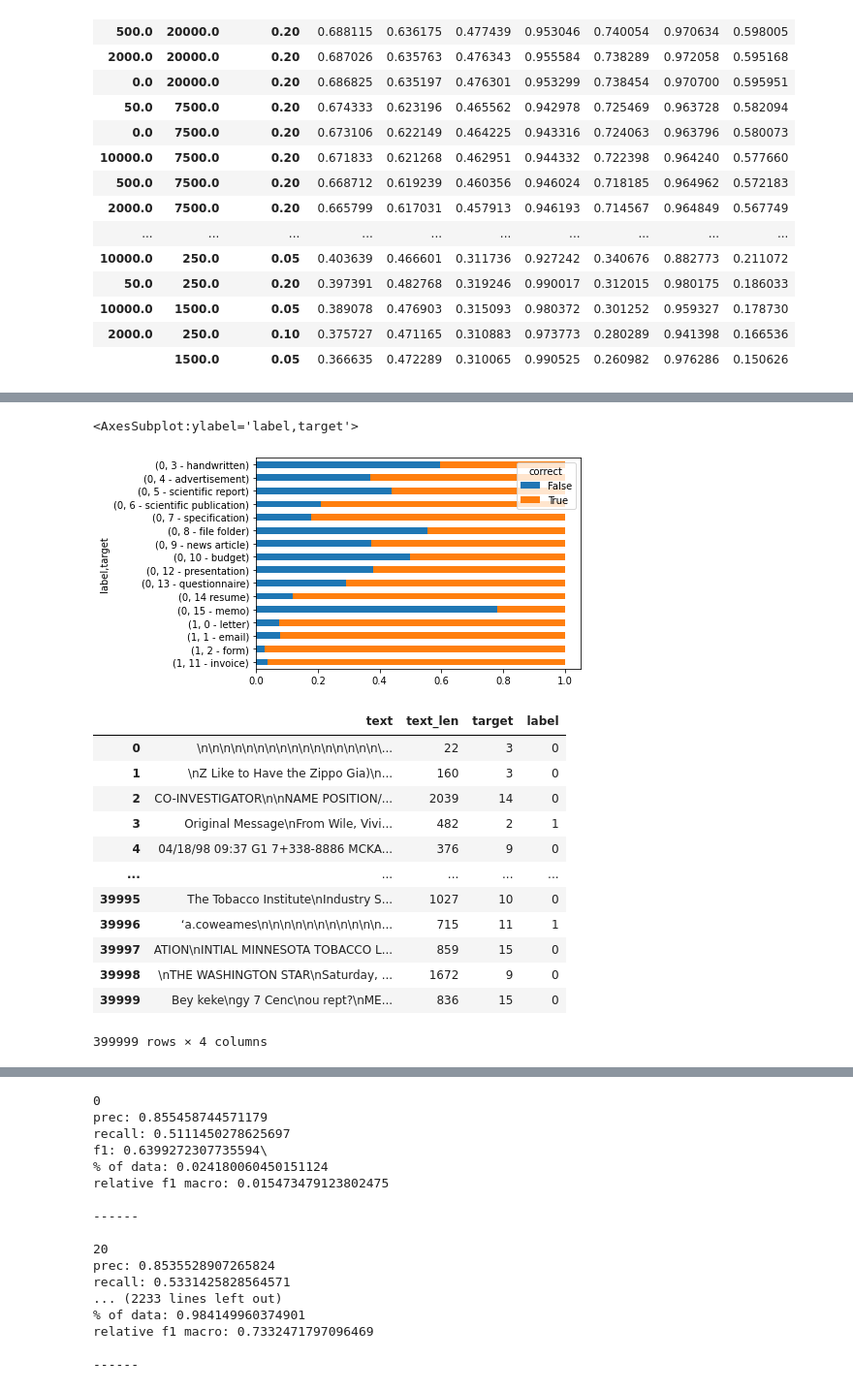
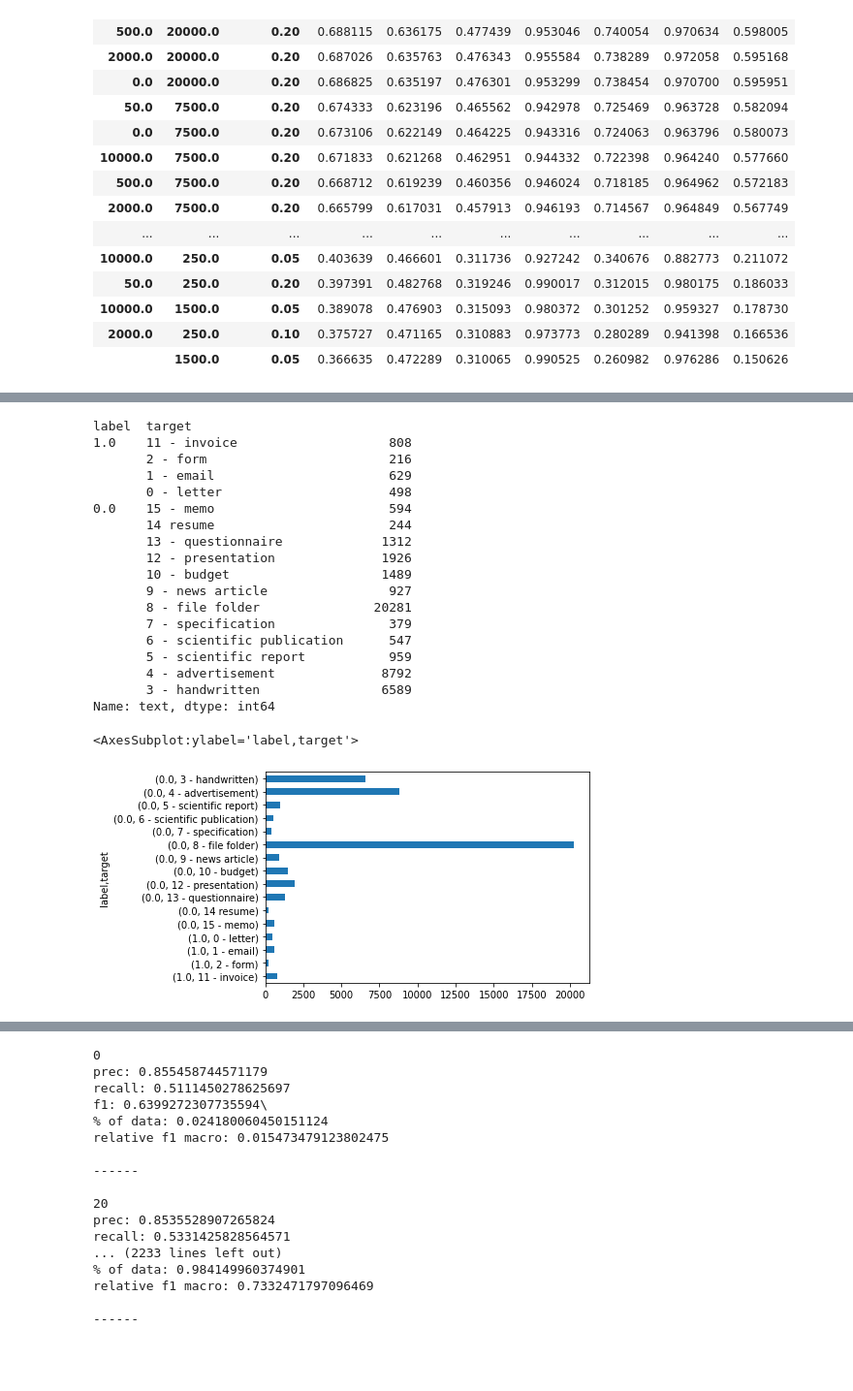
Before and after one commit to pschonev/deepanomaly4docs, a Jupyter notebook: notebooks/results_supervised.ipynb, the cells around one changed output, grey strips where cells are left out. Shown: that part at 97% size. Cells and saved outputs as stored; diff of their text form; code cells hidden in the pictures; blank space fills up the shorter version.

```diff
--- a/notebooks/results_supervised.ipynb
+++ b/notebooks/results_supervised.ipynb
@@ -262,54 +246,42 @@ Name: correct, dtype: float64
-# %%
-from natsort import natsorted, order_by_index, index_natsorted
-remap = {0: "0 - letter", 1: "1 - email", 2: "2 - form", 3: "3 - handwritten", 4: "4 - advertisement",
-         5: "5 - scientific report", 6: "6 - scientific publication", 7: "7 - specification",
-         8: "8 - file folder", 9: "9 - news article", 10: "10 - budget", 11: "11 - invoice",
-         12: "12 - presentation",13: "13 - questionnaire", 14:"14 resume", 15: "15 - memo"}
-
-df = df.replace({"target":remap})
-df_cross = pd.crosstab([df.label, df.target], df.correct, normalize= 'index' )
-df_cross = df_cross.reindex(index=order_by_index(df_cross.index, index_natsorted(df_cross.index)))
-df_cross = df_cross.iloc[::-1]
-df_cross.plot.barh(stacked=True)
-# %% [output]
-<AxesSubplot:ylabel='label,target'>
-[figure, removed]
-# %%
-from natsort import natsorted, order_by_index, index_natsorted
-remap = {0: "0 - letter", 1: "1 - email", 2: "2 - form", 3: "3 - handwritten", 4: "4 - advertisement",
-         5: "5 - scientific report", 6: "6 - scientific publication", 7: "7 - specification",
-         8: "8 - file folder", 9: "9 - news article", 10: "10 - budget", 11: "11 - invoice",
-         12: "12 - presentation",13: "13 - questionnaire", 14:"14 resume", 15: "15 - memo"}
-
-df = df.replace({"target":remap})
-df_cross = pd.crosstab([df.label, df.target], df.correct, normalize= 'index' )
-df_cross = df_cross.reindex(index=order_by_index(df_cross.index, index_natsorted(df_cross.index)))
-df_cross = df_cross.iloc[::-1]
-df_cross.plot.barh(stacked=True)
 # %%
 import pandas as pd
 
 inliers=[0, 1, 2, 11],
 outliers= [3, 4, 5, 6, 7, 8, 9, 10, 12, 13, 14, 15]
+min_len = 50
 
 data_path = "/home/philipp/projects/dad4td/data/raw/QS-OCR-Large/rvl_cdip.pkl"
 df = pd.read_pickle(data_path)
 df["text_len"] = df.text.map(lambda x:len(x))
 df = df[["text","text_len", "target"]]
 df["label"] = 1
 df.loc[df.target.isin(outliers), "label"] = 0
-df
+df = df.where(df.text_len <= min_len)
+df = df.replace({"target":remap})
+
+df = df.groupby(["label", "target"])["text"].count()
+df = df.reindex(index=order_by_index(df.index, index_natsorted(df.index)))
+df = df.iloc[::-1]
+print(df)
+df.plot.barh(stacked=True)
 # %% [output]
-|  | text | text_len | target | label |
-| 0 | \n\n\n\n\n\n\n\n\n\n\n\n\n\n\n\n\... | 22 | 3 | 0 |
-| 1 | \nZ Like to Have the Zippo Gia)\n... | 160 | 3 | 0 |
-| 2 | CO-INVESTIGATOR\n\nNAME POSITION/... | 2039 | 14 | 0 |
-| 3 | Original Message\nFrom Wile, Vivi... | 482 | 2 | 1 |
-| 4 | 04/18/98 09:37 G1 7+338-8886 MCKA... | 376 | 9 | 0 |
-| ... | ... | ... | ... | ... |
-| 39995 | The Tobacco Institute\nIndustry S... | 1027 | 10 | 0 |
-| 39996 | ‘a.coweames\n\n\n\n\n\n\n\n\n\n\n... | 715 | 11 | 1 |
-| 39997 | ATION\nINTIAL MINNESOTA TOBACCO L... | 859 | 15 | 0 |
-| 39998 | \nTHE WASHINGTON STAR\nSaturday, ... | 1672 | 9 | 0 |
-| 39999 | Bey keke\ngy 7 Cenc\nou rept?\nME... | 836 | 15 | 0 |
-399999 rows × 4 columns
+label  target
+1.0    11 - invoice                    808
+       2 - form                        216
+       1 - email                       629
+       0 - letter                      498
+0.0    15 - memo                       594
+       14 resume                       244
+       13 - questionnaire             1312
+       12 - presentation              1926
+       10 - budget                    1489
+       9 - news article                927
+       8 - file folder               20281
+       7 - specification               379
+       6 - scientific publication      547
+       5 - scientific report           959
+       4 - advertisement              8792
+       3 - handwritten                6589
+Name: text, dtype: int64
+<AxesSubplot:ylabel='label,target'>
+[figure, added]
```
Also changed, not shown: parts of 9 cells of this notebook, 1 other file.
